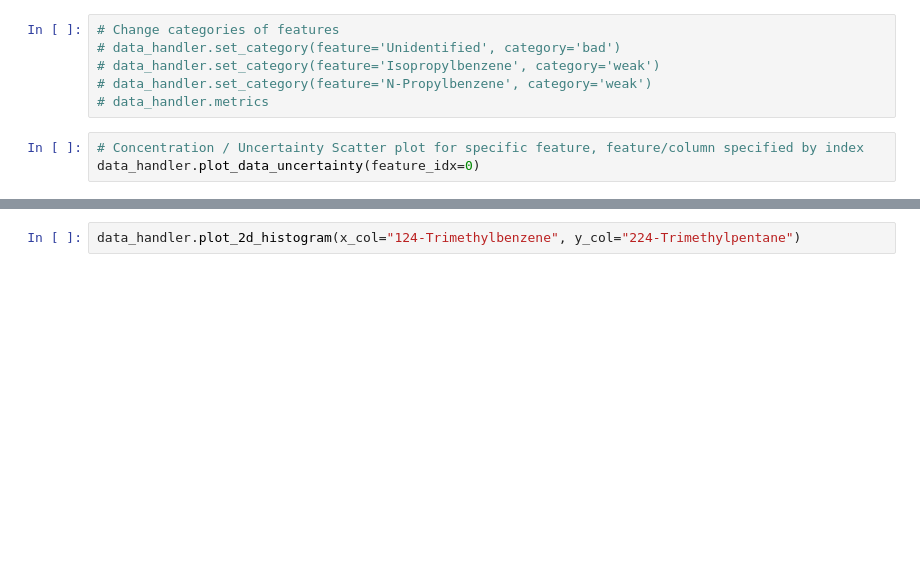
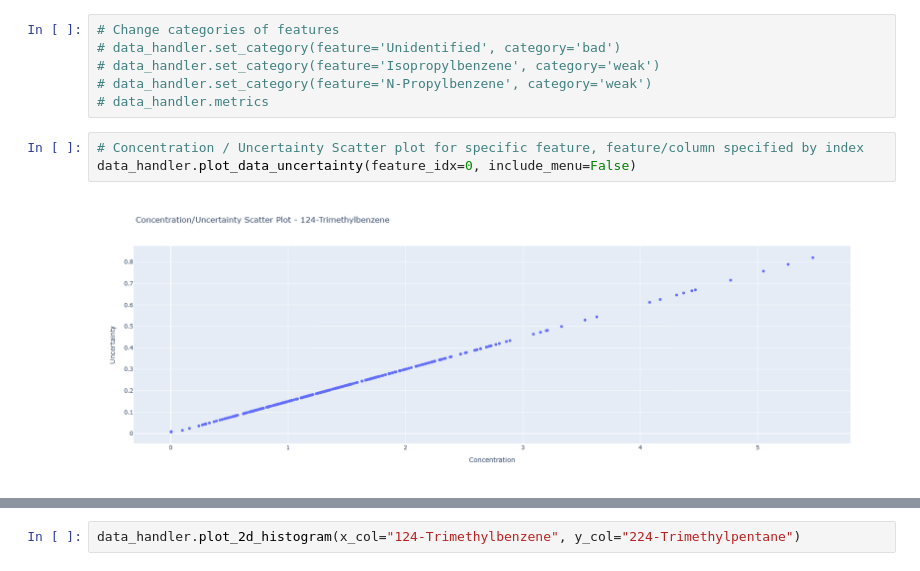
Before and after one commit to quanted/esat, a Jupyter notebook: notebooks/epa_esat_workflow_01.ipynb, the cells around one changed output, grey strips where cells are left out. Saved outputs shown, nothing was run; the diff lists cells and outputs as text; blank space fills up the shorter version.

```diff
--- a/notebooks/epa_esat_workflow_01.ipynb
+++ b/notebooks/epa_esat_workflow_01.ipynb
@@ -91,7 +111,9 @@ data_handler.metrics
 # data_handler.metrics
 # %%
 # Concentration / Uncertainty Scatter plot for specific feature, feature/column specified by index
-data_handler.plot_data_uncertainty(feature_idx=0)
+data_handler.plot_data_uncertainty(feature_idx=0, include_menu=False)
+# %% [output]
+[figure, added]
 # %%
 # Species Concentration plot comparing features, features/columns specified by index
 data_handler.plot_feature_data(x_idx=0, y_idx=1)
```
Also changed, not shown: parts of 4 cells of this notebook, 5 other files.
